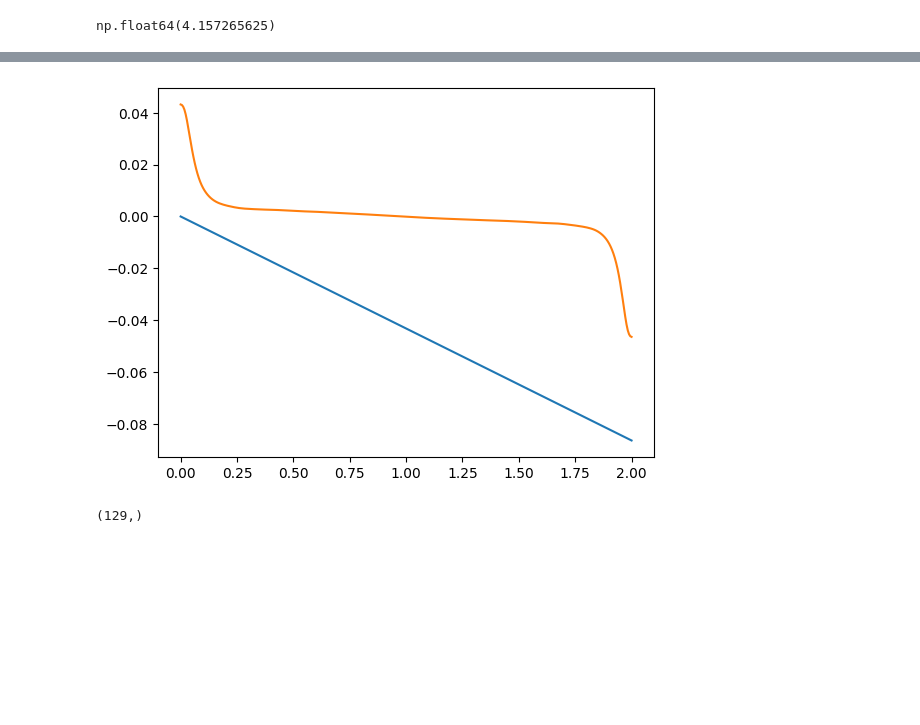
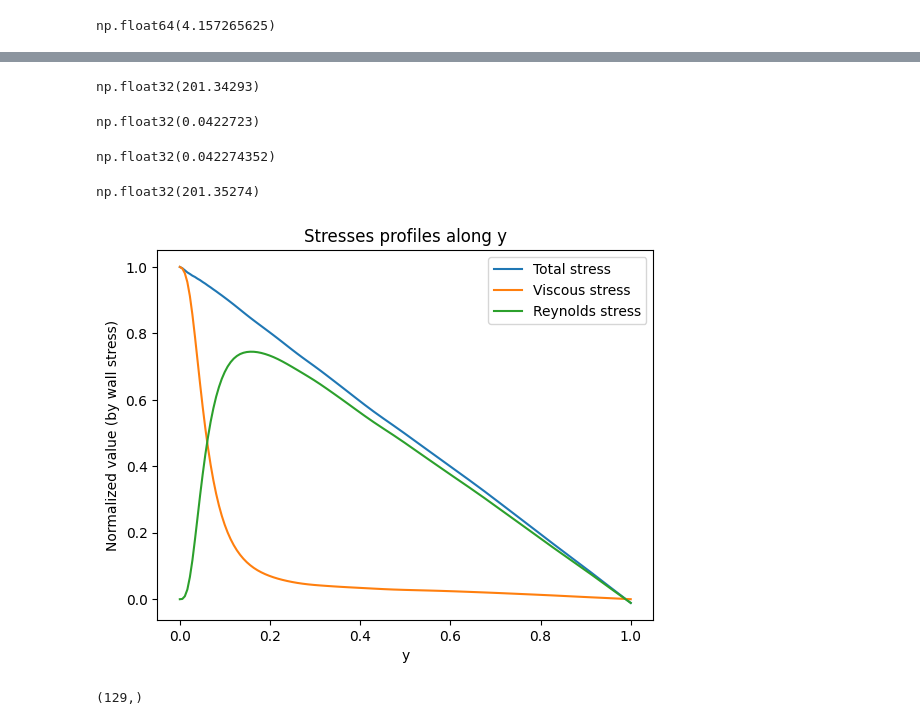
Before and after one commit to kz2wd/flow-diffuse, a Jupyter notebook: check_export.ipynb, the cells around one changed output, grey strips where cells are left out. Cells and saved outputs as stored; diff of their text form; code cells hidden in the pictures; blank space fills up the shorter version.

```diff
--- a/check_export.ipynb
+++ b/check_export.ipynb
@@ -21,7 +21,7 @@ z.shape
 # %% [output]
 (1694, 5, 128, 129, 128)
 # %%
-data = z[500:510]
+data = z[510:1510:50]
 # %%
 data.shape
 # %% [output]
@@ -285,0 +292,8 @@ plt.show()
+# %%
+re_t.mean()
+# %% [output]
+np.float32(201.34293)
+# %%
+u_tau.mean()
+# %% [output]
+np.float32(0.0422723)
@@ -286,25 +312,40 @@ plt.show()
+# %%
+u_tau_avg
+# %% [output]
+np.float32(0.042274352)
+# %%
+re_t_avg
+# %% [output]
+np.float32(201.35274)
 # %%
-nu = 1/200
+nu = 1/4763
 u = data[:, 0]
 v = data[:, 1]
 u_mean = u.mean((0, 1, 3))
 v_mean = v.mean((0, 1, 3))
 
 du_dy = np.gradient(u_mean, channel["y"])
+viscous_stress = nu * du_dy
 
 u_prime = u - u_mean[None, None, :, None]
 v_prime = v - v_mean[None, None, :, None]
-flucts = np.mean(u_prime * v_prime, (0, 1, 3))
-
-tau_total = nu * du_dy - flucts
+re_stress = -np.mean(u_prime * v_prime, (0, 1, 3))
+tau_total = viscous_stress + re_stress
 # %%
 tau_wall = nu * u_mean[1] / dy_wall
 slope = -tau_wall
-plt.plot(y, slope * y)
-plt.plot(y, tau_total)
+y_lim = 65
+plt.title("Stresses profiles along y")
+plt.xlabel("y")
+plt.ylabel("Normalized value (by wall stress)")
+# plt.plot(y[:y_lim], slope * y[:y_lim] / tau_wall + 1, label="Ideal total stress")
+plt.plot(y[:y_lim], tau_total[:y_lim] / tau_wall, label="Total stress")
+plt.plot(y[:y_lim], viscous_stress[:y_lim] / tau_wall, label="Viscous stress")
+plt.plot(y[:y_lim], re_stress[:y_lim] / tau_wall, label="Reynolds stress")
+plt.legend()
 plt.show()
 # %% [output]
-[figure, old version]
+[figure, new version]
 # %%
 u_mean.shape
 # %% [output]
```
Also changed, not shown: parts of 48 cells of this notebook, 1 other file.
